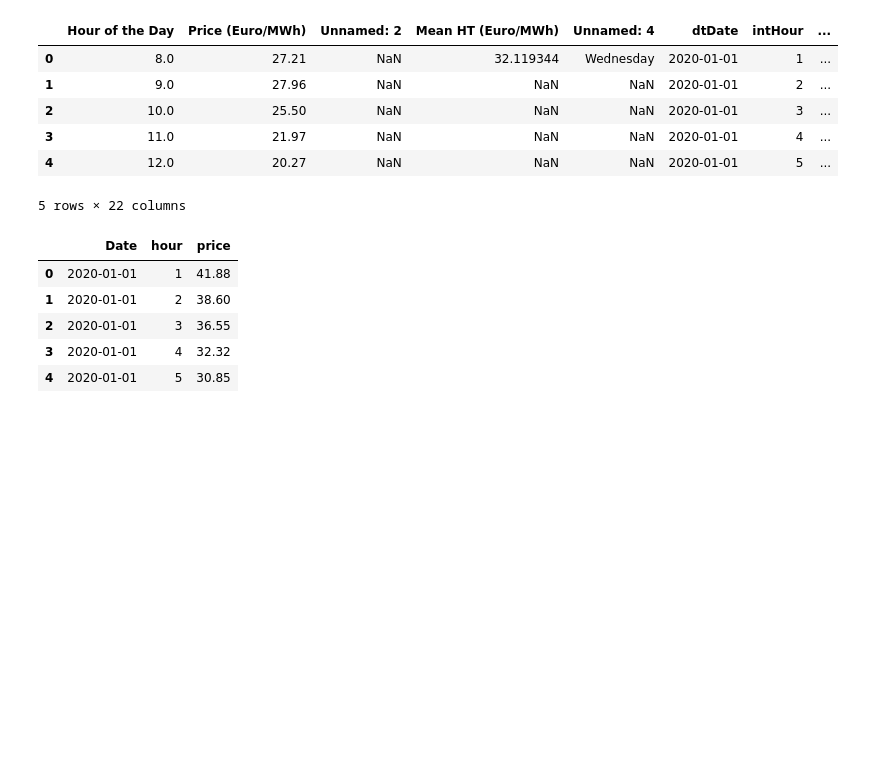
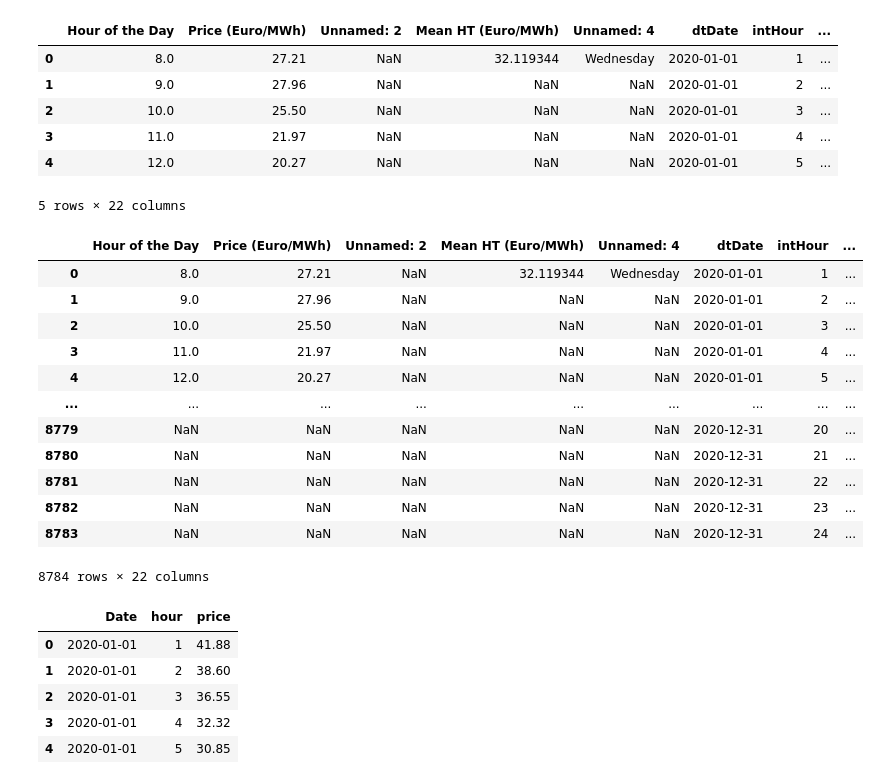
Before and after one commit to sjshtura/Code_Snippets, a Jupyter notebook: task.ipynb, the cells around one changed output. Cells and saved outputs as stored; diff of their text form; code cells hidden in the pictures; blank space fills up the shorter version.

```diff
--- a/task.ipynb
+++ b/task.ipynb
@@ -17,6 +17,22 @@ data.head()
 | 3 | 11.0 | 21.97 | NaN | NaN | NaN | 2020-01-01 | 4 | ... |
 | 4 | 12.0 | 20.27 | NaN | NaN | NaN | 2020-01-01 | 5 | ... |
 5 rows × 22 columns
+# %%
+data
+# %% [output]
+|  | Hour of the Day | Price (Euro/MWh) | Unnamed: 2 | Mean HT (Euro/MWh) | Unnamed: 4 | dtDate | intHour | ... |
+| 0 | 8.0 | 27.21 | NaN | 32.119344 | Wednesday | 2020-01-01 | 1 | ... |
+| 1 | 9.0 | 27.96 | NaN | NaN | NaN | 2020-01-01 | 2 | ... |
+| 2 | 10.0 | 25.50 | NaN | NaN | NaN | 2020-01-01 | 3 | ... |
+| 3 | 11.0 | 21.97 | NaN | NaN | NaN | 2020-01-01 | 4 | ... |
+| 4 | 12.0 | 20.27 | NaN | NaN | NaN | 2020-01-01 | 5 | ... |
+| ... | ... | ... | ... | ... | ... | ... | ... | ... |
+| 8779 | NaN | NaN | NaN | NaN | NaN | 2020-12-31 | 20 | ... |
+| 8780 | NaN | NaN | NaN | NaN | NaN | 2020-12-31 | 21 | ... |
+| 8781 | NaN | NaN | NaN | NaN | NaN | 2020-12-31 | 22 | ... |
+| 8782 | NaN | NaN | NaN | NaN | NaN | 2020-12-31 | 23 | ... |
+| 8783 | NaN | NaN | NaN | NaN | NaN | 2020-12-31 | 24 | ... |
+8784 rows × 22 columns
 # %%
 new_data = data[["dtDate.2", "intHour.2", "dblPrice.2"]]
 new_data = new_data.rename(columns={"dtDate.2": "Date", "intHour.2": "hour", "dblPrice.2": "price"})
```
Also changed, not shown: parts of 18 cells of this notebook, 7 other files.
